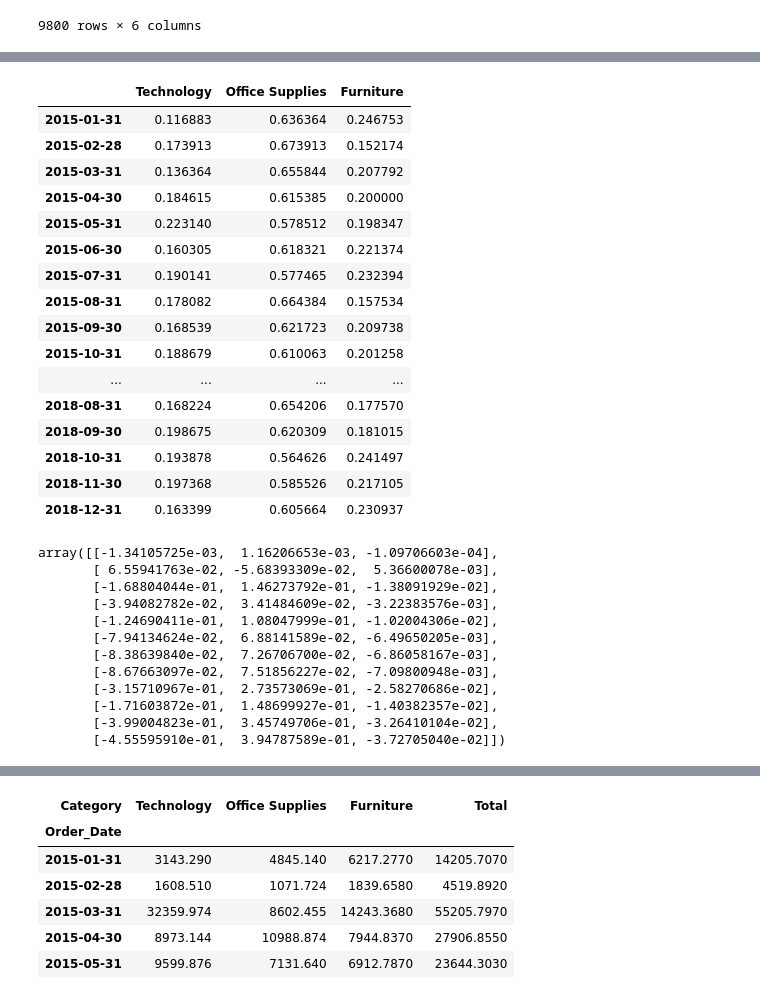
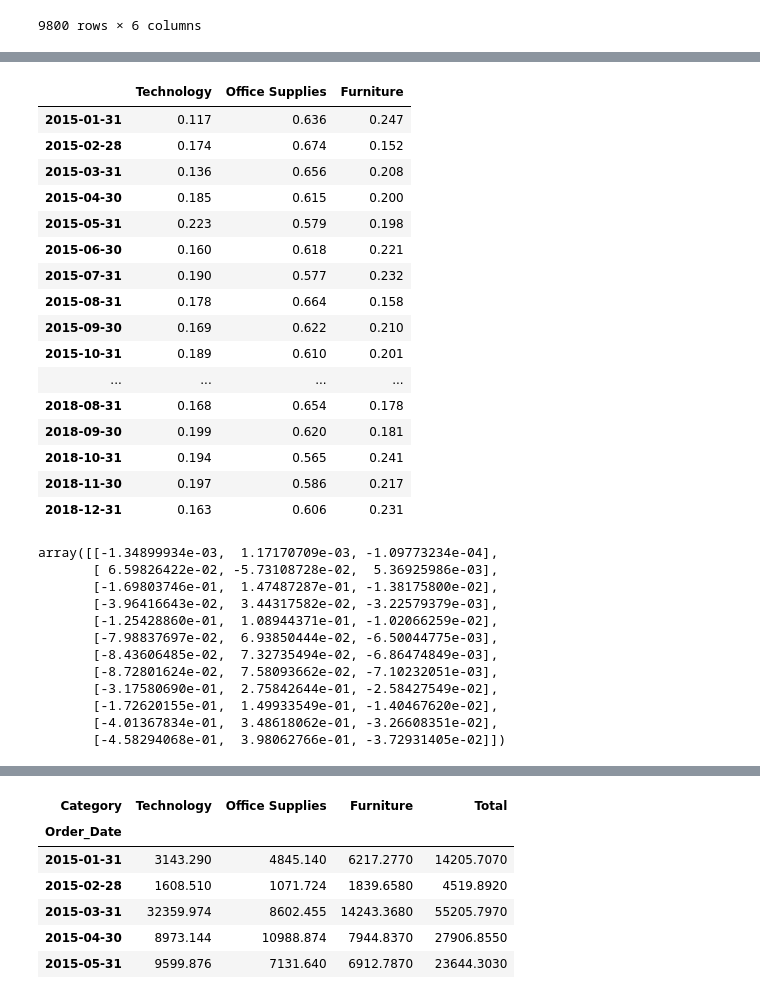
Before and after one commit to pmunozdl/TFG, a Jupyter notebook: nuevaVersión.ipynb, the cells around one changed output, grey strips where cells are left out. Saved outputs shown, nothing was run; the diff lists cells and outputs as text; code cells hidden in the pictures.

```diff
--- a/nuevaVersión.ipynb
+++ b/nuevaVersión.ipynb
@@ -541,30 +537,30 @@ df_resultadoUniEsc2 = scalerUniRF.fit_transform(df_resultadoUni2)
 X_trainEsc2 = df_resultadoUniEsc2[0:36] # tres primeros años de unidades vendidas por categoría
 X_testEsc2 = df_resultadoUniEsc2[36:48] #último año de unidades vendidas por categoría
 # %%
-PorcentajeTecnología = df_resultadoUni2["Technology"] / df_resultadoUni2["Ventas Totales"]
-PorcentajeOfficeSupplies = df_resultadoUni2["Office Supplies"] / df_resultadoUni2["Ventas Totales"]
-PorcentajeFurniture = df_resultadoUni2["Furniture"] / df_resultadoUni2["Ventas Totales"]
+PorcentajeTecnología = round(df_resultadoUni2["Technology"] / df_resultadoUni2["Ventas Totales"],3)
+PorcentajeOfficeSupplies = round(df_resultadoUni2["Office Supplies"] / df_resultadoUni2["Ventas Totales"],3)
+PorcentajeFurniture = round(df_resultadoUni2["Furniture"] / df_resultadoUni2["Ventas Totales"],3)
 array_concatenado = np.column_stack((PorcentajeTecnología,PorcentajeOfficeSupplies,PorcentajeFurniture))
 pdArray_concatenado = pd.DataFrame(array_concatenado,index=df_resultadoUni2.index.values,columns=["Technology","Office Supplies","Furniture"])
 pdArray_concatenado
 # %% [output]
 |  | Technology | Office Supplies | Furniture |
-| 2015-01-31 | 0.116883 | 0.636364 | 0.246753 |
-| 2015-02-28 | 0.173913 | 0.673913 | 0.152174 |
-| 2015-03-31 | 0.136364 | 0.655844 | 0.207792 |
-| 2015-04-30 | 0.184615 | 0.615385 | 0.200000 |
-| 2015-05-31 | 0.223140 | 0.578512 | 0.198347 |
-| 2015-06-30 | 0.160305 | 0.618321 | 0.221374 |
-| 2015-07-31 | 0.190141 | 0.577465 | 0.232394 |
-| 2015-08-31 | 0.178082 | 0.664384 | 0.157534 |
-| 2015-09-30 | 0.168539 | 0.621723 | 0.209738 |
-| 2015-10-31 | 0.188679 | 0.610063 | 0.201258 |
+| 2015-01-31 | 0.117 | 0.636 | 0.247 |
+| 2015-02-28 | 0.174 | 0.674 | 0.152 |
+| 2015-03-31 | 0.136 | 0.656 | 0.208 |
+| 2015-04-30 | 0.185 | 0.615 | 0.200 |
+| 2015-05-31 | 0.223 | 0.579 | 0.198 |
+| 2015-06-30 | 0.160 | 0.618 | 0.221 |
+| 2015-07-31 | 0.190 | 0.577 | 0.232 |
+| 2015-08-31 | 0.178 | 0.664 | 0.158 |
+| 2015-09-30 | 0.169 | 0.622 | 0.210 |
+| 2015-10-31 | 0.189 | 0.610 | 0.201 |
 | ... | ... | ... | ... |
-| 2018-08-31 | 0.168224 | 0.654206 | 0.177570 |
-| 2018-09-30 | 0.198675 | 0.620309 | 0.181015 |
-| 2018-10-31 | 0.193878 | 0.564626 | 0.241497 |
-| 2018-11-30 | 0.197368 | 0.585526 | 0.217105 |
-| 2018-12-31 | 0.163399 | 0.605664 | 0.230937 |
+| 2018-08-31 | 0.168 | 0.654 | 0.178 |
+| 2018-09-30 | 0.199 | 0.620 | 0.181 |
+| 2018-10-31 | 0.194 | 0.565 | 0.241 |
+| 2018-11-30 | 0.197 | 0.586 | 0.217 |
+| 2018-12-31 | 0.163 | 0.606 | 0.231 |
 # %%
 #una vez tenemos las ventas de 2019 y los datos preparados, calculamos las ventas de cada categoría
 pdArray_concatenadoTrain = pdArray_concatenado[12:48] #porcentajes unidades vendidas 2016-2018
@@ -578,18 +574,18 @@ regr.fit(X_trainP,UniCatEsc)
 X_predRLCatEsc = regr.predict(X_predRLEsc2019) #porcentajes por categoría 2019
 X_predRLCatEsc
 # %% [output]
-array([[-1.34105725e-03,  1.16206653e-03, -1.09706603e-04],
-       [ 6.55941763e-02, -5.68393309e-02,  5.36600078e-03],
-       [-1.68804044e-01,  1.46273792e-01, -1.38091929e-02],
-       [-3.94082782e-02,  3.41484609e-02, -3.22383576e-03],
-       [-1.24690411e-01,  1.08047999e-01, -1.02004306e-02],
-       [-7.94134624e-02,  6.88141589e-02, -6.49650205e-03],
-       [-8.38639840e-02,  7.26706700e-02, -6.86058167e-03],
-       [-8.67663097e-02,  7.51856227e-02, -7.09800948e-03],
-       [-3.15710967e-01,  2.73573069e-01, -2.58270686e-02],
-       [-1.71603872e-01,  1.48699927e-01, -1.40382357e-02],
-       [-3.99004823e-01,  3.45749706e-01, -3.26410104e-02],
-       [-4.55595910e-01,  3.94787589e-01, -3.72705040e-02]])
+array([[-1.34899934e-03,  1.17170709e-03, -1.09773234e-04],
+       [ 6.59826422e-02, -5.73108728e-02,  5.36925986e-03],
+       [-1.69803746e-01,  1.47487287e-01, -1.38175800e-02],
+       [-3.96416643e-02,  3.44317582e-02, -3.22579379e-03],
+       [-1.25428860e-01,  1.08944371e-01, -1.02066259e-02],
+       [-7.98837697e-02,  6.93850444e-02, -6.50044775e-03],
+       [-8.43606485e-02,  7.32735494e-02, -6.86474849e-03],
+       [-8.72801624e-02,  7.58093662e-02, -7.10232051e-03],
+       [-3.17580690e-01,  2.75842644e-01, -2.58427549e-02],
+       [-1.72620155e-01,  1.49933549e-01, -1.40467620e-02],
+       [-4.01367834e-01,  3.48618062e-01, -3.26608351e-02],
+       [-4.58294068e-01,  3.98062766e-01, -3.72931405e-02]])
 # %%
 X_predRLCat = scalerUniCat.inverse_transform(X_predRLCatEsc)
 X_predRLCat = pd.DataFrame(X_predRLCat,index = y_predSE2019.index,columns = pdArray_concatenado.columns)
```
Also changed, not shown: parts of 13 cells of this notebook, 2 other files.
